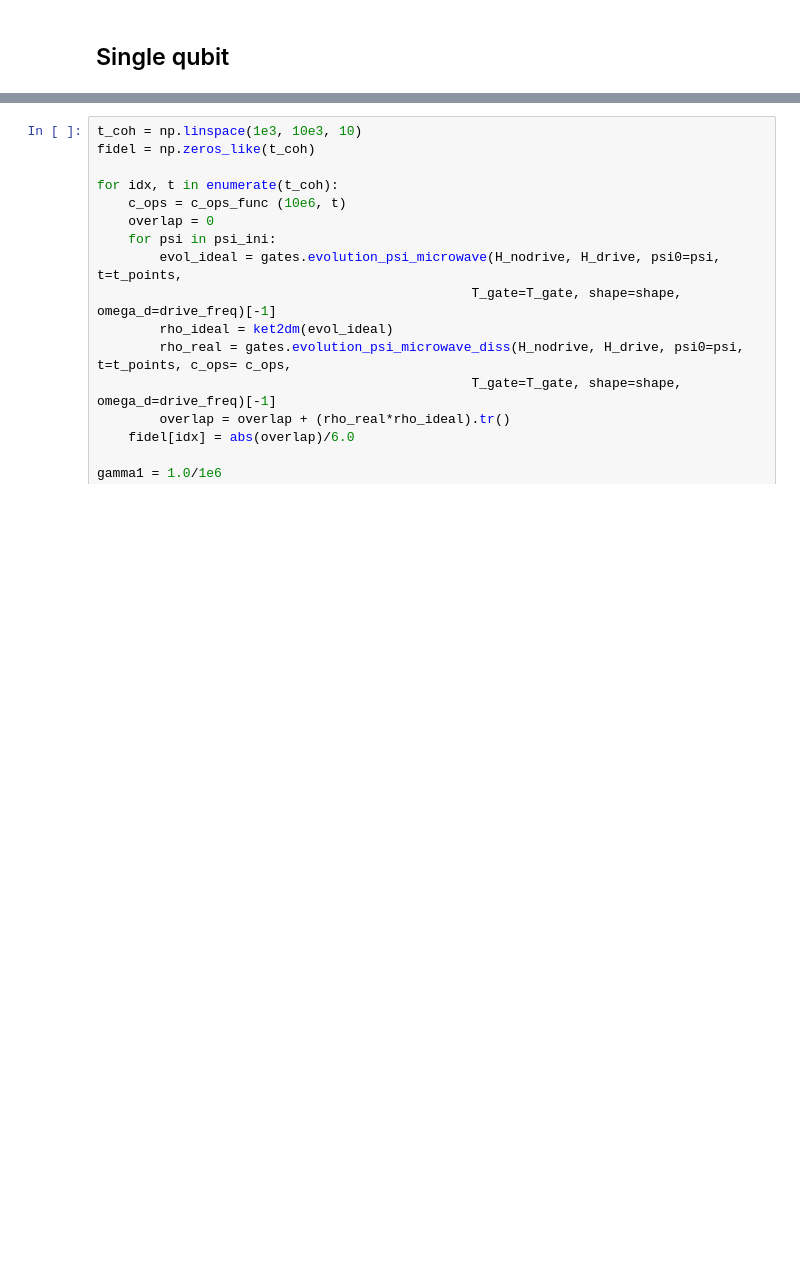
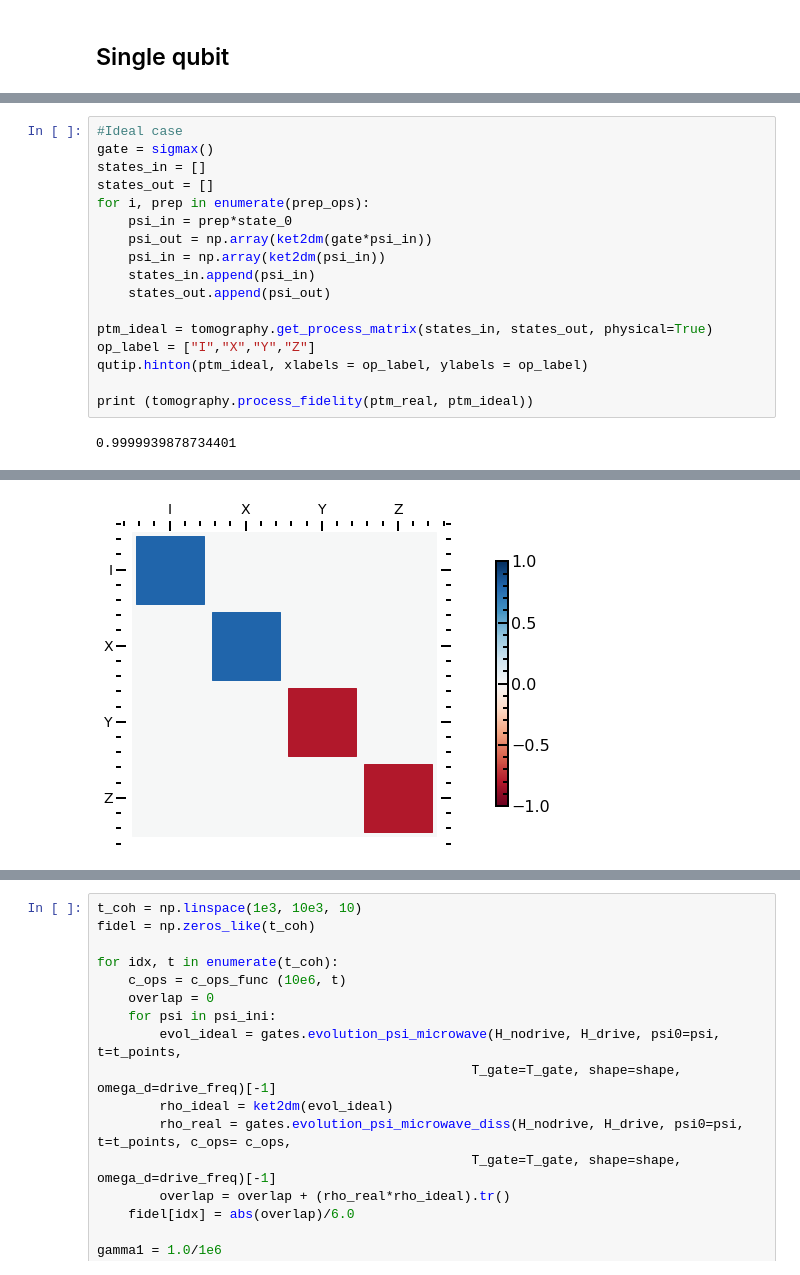
Before and after one commit to qnl/Fluxonium_berkeley, a Jupyter notebook: Notebooks/0a. Decoherence error.ipynb, the cells around one changed output, grey strips where cells are left out. Cells and saved outputs as stored; diff of their text form; blank space fills up the shorter version.

```diff
--- a/Notebooks/0a. Decoherence error.ipynb
+++ b/Notebooks/0a. Decoherence error.ipynb
@@ -85,0 +128,19 @@ b.make_sphere()
+# %%
+#Ideal case
+gate = sigmax()
+states_in = []
+states_out = []
+for i, prep in enumerate(prep_ops):
+    psi_in = prep*state_0
+    psi_out = np.array(ket2dm(gate*psi_in))
+    psi_in = np.array(ket2dm(psi_in))
+    states_in.append(psi_in)
+    states_out.append(psi_out)
+
+ptm_ideal = tomography.get_process_matrix(states_in, states_out, physical=True)
+op_label = ["I","X","Y","Z"]
+qutip.hinton(ptm_ideal, xlabels = op_label, ylabels = op_label)
+
+print (tomography.process_fidelity(ptm_real, ptm_ideal))
+# %% [output]
+0.9999939878734401
@@ -85,0 +149 @@ b.make_sphere()
+[figure, added]
```
Also changed, not shown: parts of 17 cells of this notebook.
